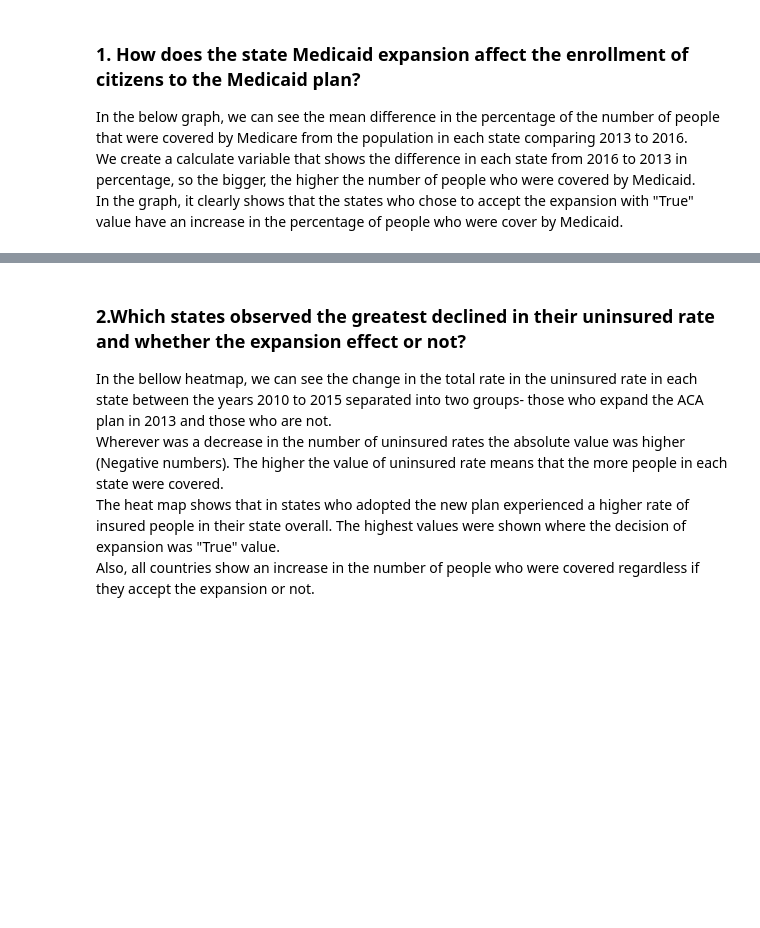
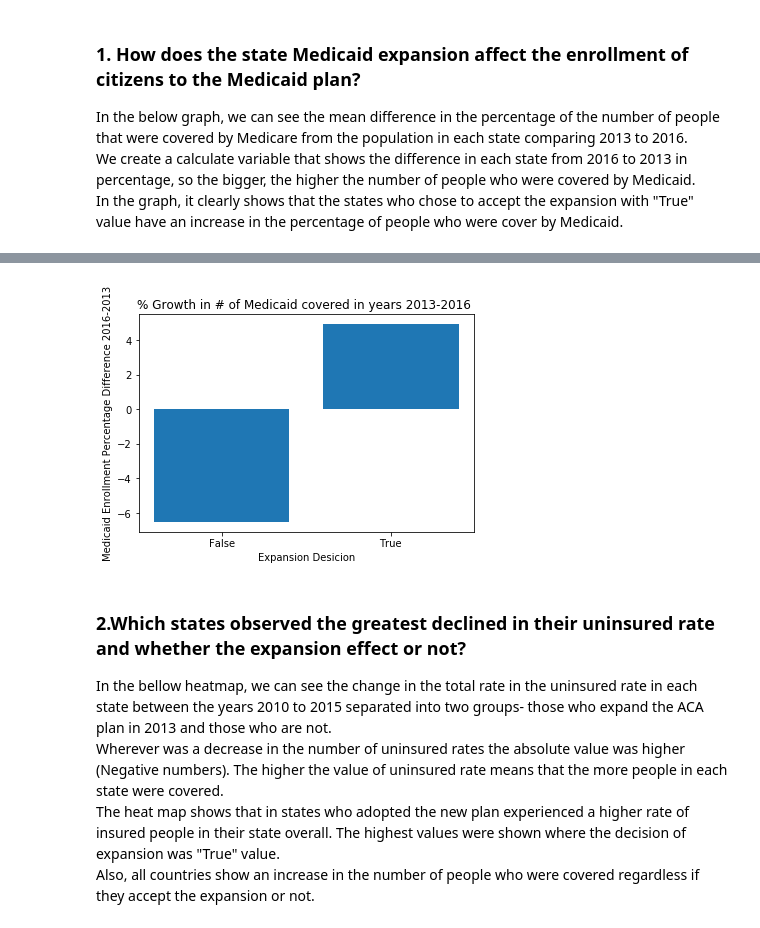
Before and after one commit to maayan3007/DAV-5400, a Jupyter notebook: Final Dav5400-MaayanDean/MRavivDpienica_Final Project Chapter 3.ipynb, the cells around one changed output, grey strips where cells are left out. Saved outputs shown, nothing was run; the diff lists cells and outputs as text; code cells hidden in the pictures; blank space fills up the shorter version.

```diff
--- a/Final Dav5400-MaayanDean/MRavivDpienica_Final Project Chapter 3.ipynb
+++ b/Final Dav5400-MaayanDean/MRavivDpienica_Final Project Chapter 3.ipynb
@@ -884,9 +889,14 @@ print("Mean of Medicaid Enrollment Percentage in 2013: "+str(average2013))
 # %%
+stat_data = dataset[['State Medicaid Expansion 2013', 'MedicaidEnrollmentPercentageDifference_2016-2013']].groupby(['State Medicaid Expansion 2013'], as_index=False).agg({'MedicaidEnrollmentPercentageDifference_2016-2013': ['median', 'mean']})
+stat_data.columns = stat_data.columns.get_level_values(1)
+
 plt.bar(['False', 'True'], list(stat_data["mean"]))
 plt.title("% Growth in # of Medicaid covered in years 2013-2016 ")
 plt.ylabel("Medicaid Enrollment Percentage Difference 2016-2013")
 plt.xlabel("Expansion Desicion")
 plt.show()
+# %% [output]
+[figure, added]
 # %% [markdown]
 ### 2.Which states observed the greatest declined in their uninsured rate and whether the expansion effect or not?
 In the bellow heatmap, we can see the change in the total rate in the uninsured rate in each state between the years 2010 to 2015 separated into two groups- those who expand the ACA plan in 2013 and those who are not.
```
Also changed, not shown: parts of 10 cells of this notebook.
